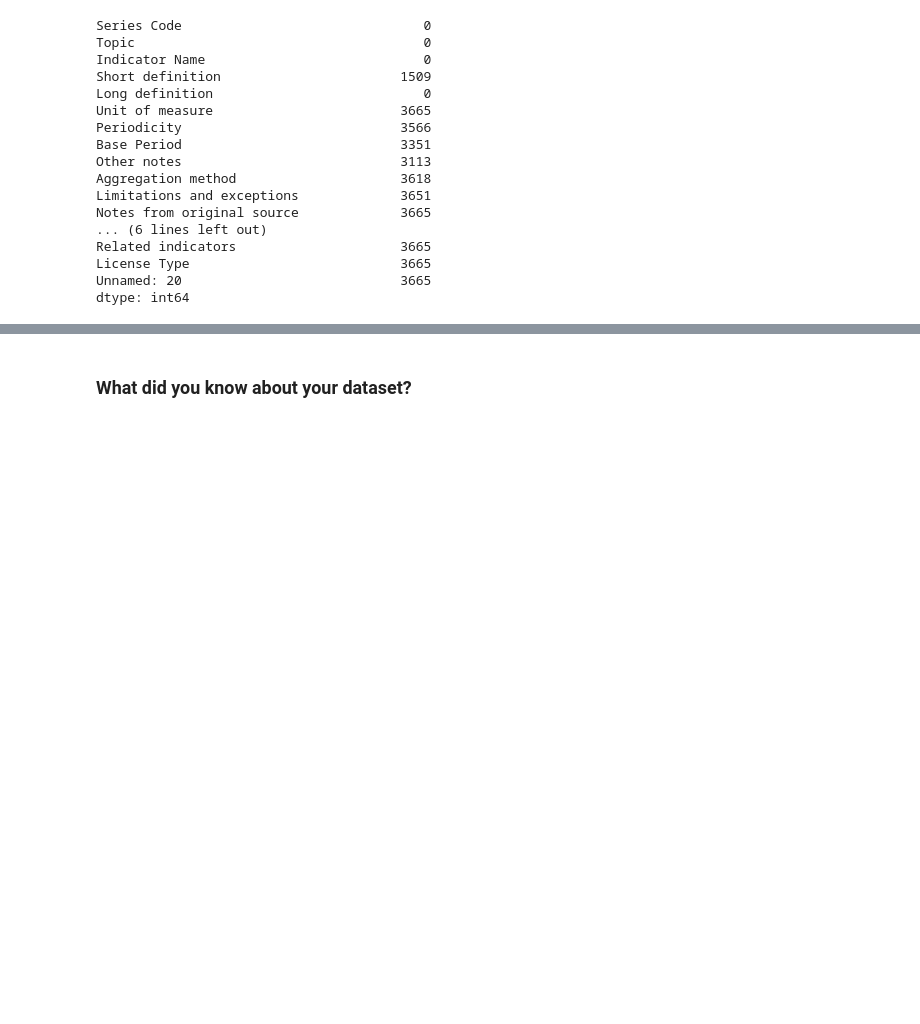
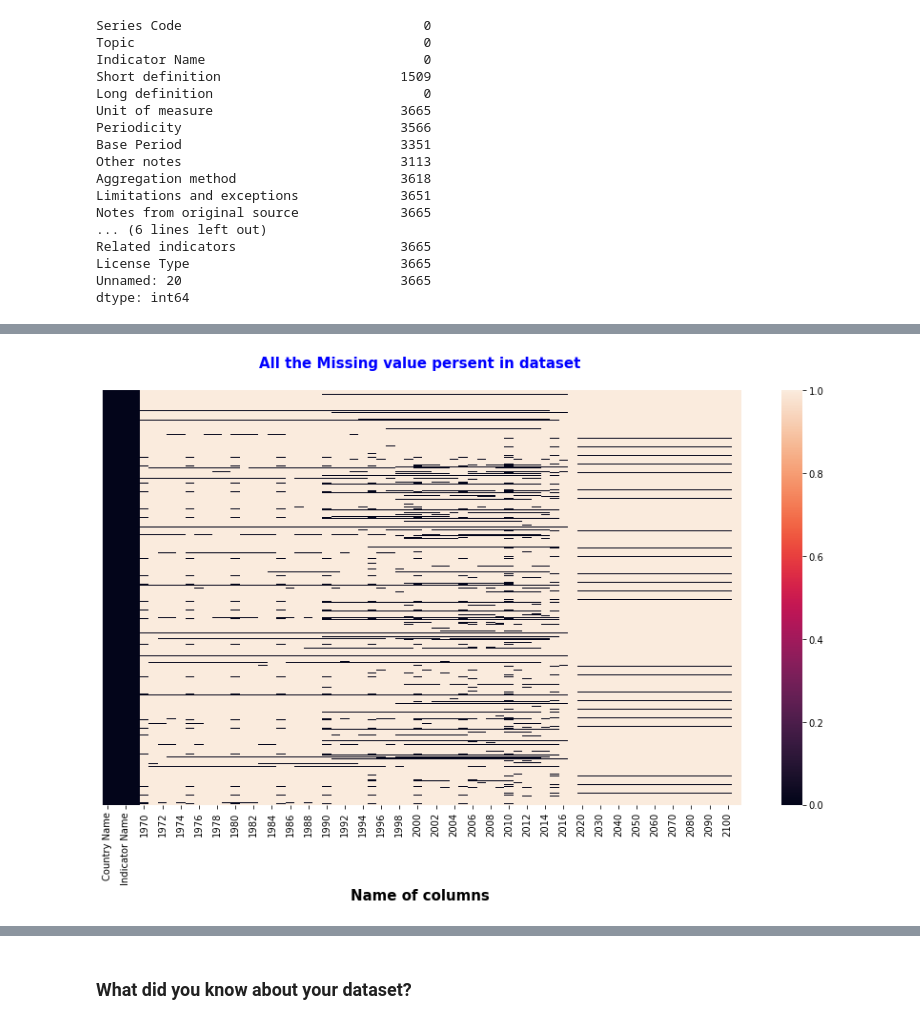
Before and after one commit to Asif-Ansari-bbl/World-Bank-Global-Education-Analysis-EDA, a Jupyter notebook: World_Bank_Global_Education_Analysis_EDA.ipynb, the cells around one changed output, grey strips where cells are left out. Drawn from its saved outputs; the diff is of its cells as text; code cells hidden in the pictures; blank space fills up the shorter version.

```diff
--- a/World_Bank_Global_Education_Analysis_EDA.ipynb
+++ b/World_Bank_Global_Education_Analysis_EDA.ipynb
@@ -308,0 +375,4 @@ dtype: int64
+# %%
+Missing_visual(stats_df)
+# %% [output]
+[figure, added]
```
Also changed, not shown: parts of 59 cells of this notebook.
